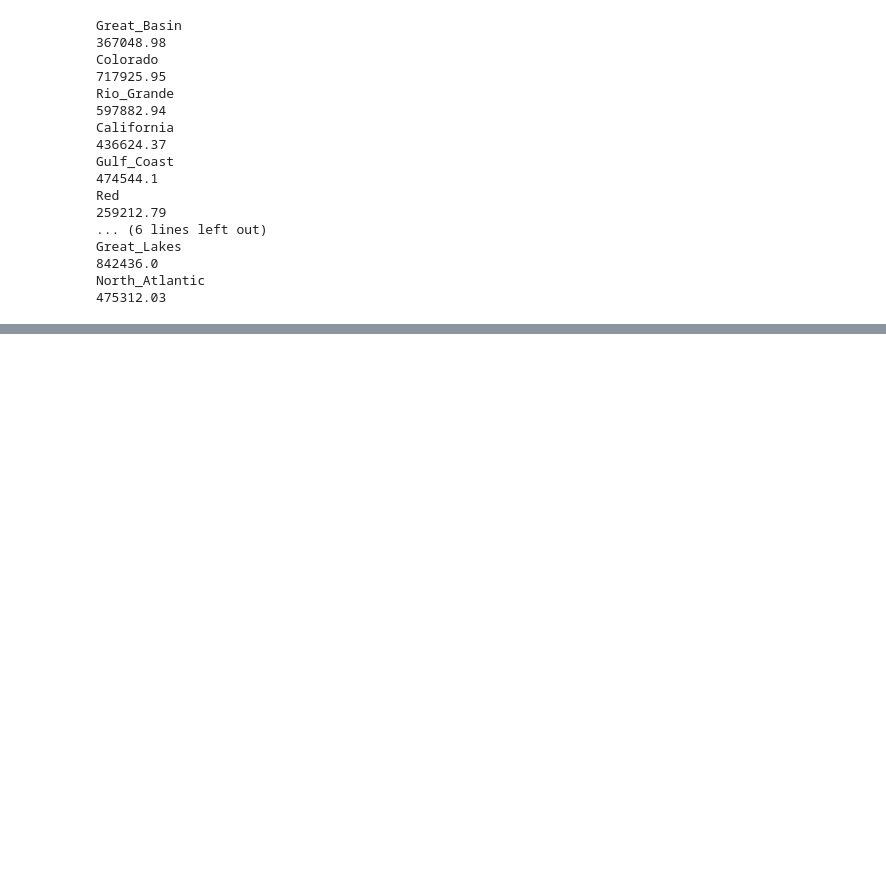
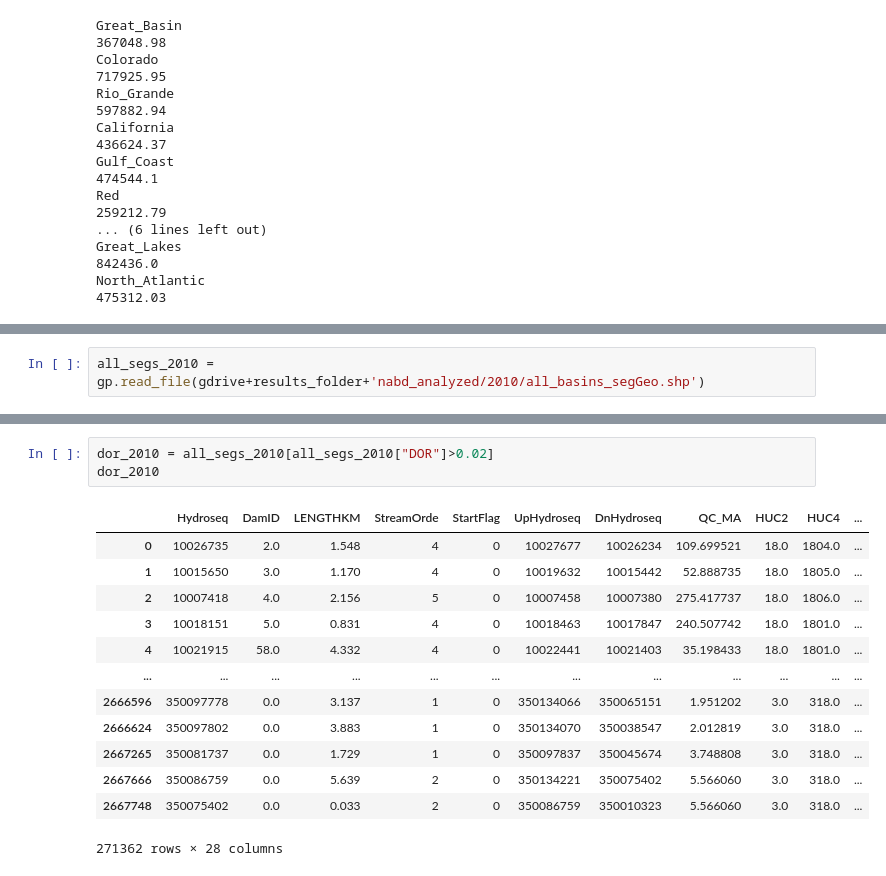
Before and after one commit to rspinti/River_bifurcation, a Jupyter notebook: archive/Rachel_testing/analysis_testing/analysis_testing.ipynb, the cells around one changed output, grey strips where cells are left out. Drawn from its saved outputs; the diff is of its cells as text; blank space fills up the shorter version.

Commit message:
finalizing analysis
More edits to analysis scripts are we finalize what we want our results to look like

```diff
--- a/archive/Rachel_testing/analysis_testing/analysis_testing.ipynb
+++ b/archive/Rachel_testing/analysis_testing/analysis_testing.ipynb
@@ -1108,0 +1128,2 @@ North_Atlantic
+# %%
+all_segs_2010 = gp.read_file(gdrive+results_folder+'nabd_analyzed/2010/all_basins_segGeo.shp')
@@ -1108,0 +1145,17 @@ North_Atlantic
+# %%
+dor_2010 = all_segs_2010[all_segs_2010["DOR"]>0.02]
+dor_2010
+# %% [output]
+|  | Hydroseq | DamID | LENGTHKM | StreamOrde | StartFlag | UpHydroseq | DnHydroseq | QC_MA | HUC2 | HUC4 | ... |
+| 0 | 10026735 | 2.0 | 1.548 | 4 | 0 | 10027677 | 10026234 | 109.699521 | 18.0 | 1804.0 | ... |
+| 1 | 10015650 | 3.0 | 1.170 | 4 | 0 | 10019632 | 10015442 | 52.888735 | 18.0 | 1805.0 | ... |
+| 2 | 10007418 | 4.0 | 2.156 | 5 | 0 | 10007458 | 10007380 | 275.417737 | 18.0 | 1806.0 | ... |
+| 3 | 10018151 | 5.0 | 0.831 | 4 | 0 | 10018463 | 10017847 | 240.507742 | 18.0 | 1801.0 | ... |
+| 4 | 10021915 | 58.0 | 4.332 | 4 | 0 | 10022441 | 10021403 | 35.198433 | 18.0 | 1801.0 | ... |
+| ... | ... | ... | ... | ... | ... | ... | ... | ... | ... | ... | ... |
+| 2666596 | 350097778 | 0.0 | 3.137 | 1 | 0 | 350134066 | 350065151 | 1.951202 | 3.0 | 318.0 | ... |
+| 2666624 | 350097802 | 0.0 | 3.883 | 1 | 0 | 350134070 | 350038547 | 2.012819 | 3.0 | 318.0 | ... |
+| 2667265 | 350081737 | 0.0 | 1.729 | 1 | 0 | 350097837 | 350045674 | 3.748808 | 3.0 | 318.0 | ... |
+| 2667666 | 350086759 | 0.0 | 5.639 | 2 | 0 | 350134221 | 350075402 | 5.566060 | 3.0 | 318.0 | ... |
+| 2667748 | 350075402 | 0.0 | 0.033 | 2 | 0 | 350086759 | 350010323 | 5.566060 | 3.0 | 318.0 | ... |
+271362 rows × 28 columns
```
Also changed, not shown: parts of 8 cells of this notebook, 4 other files.
